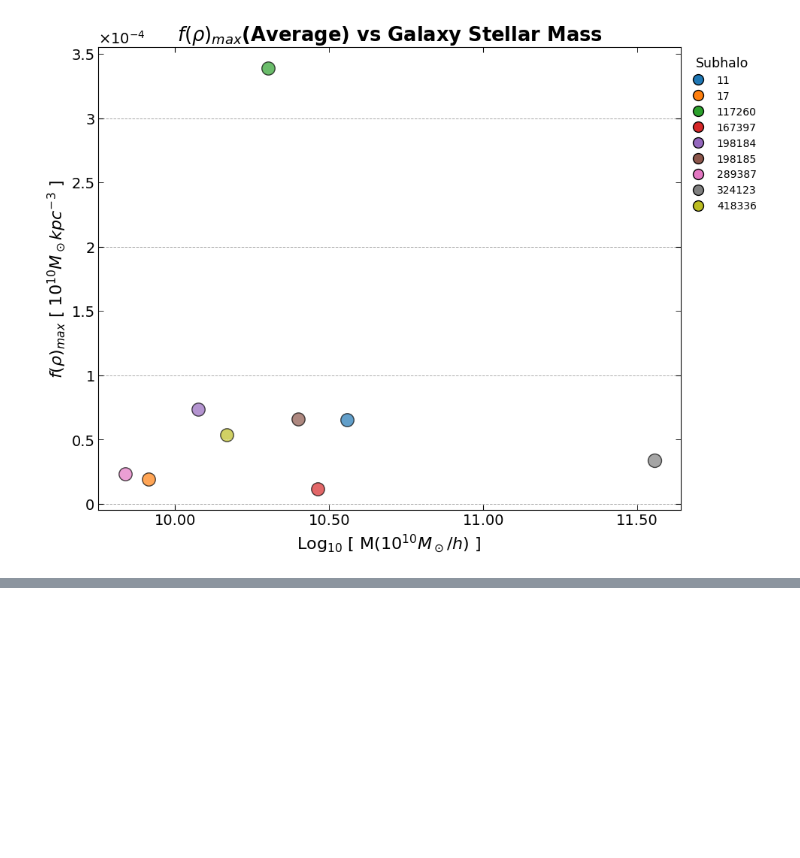
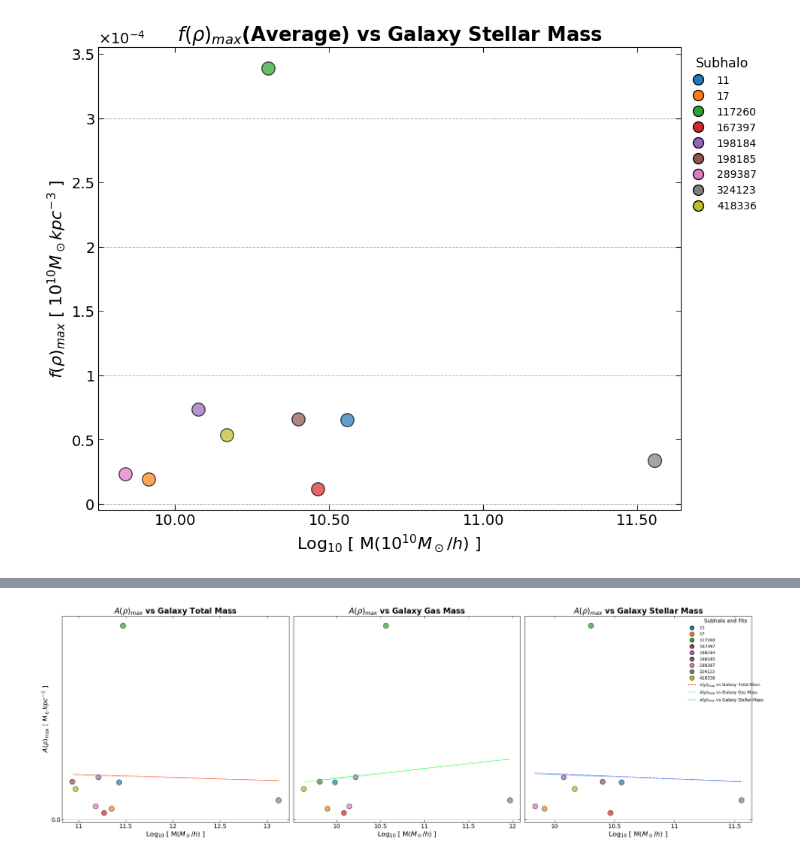
Before and after one commit to danielhcertuche/SpiralStructure_IllustrisTNG50, a Jupyter notebook: NOTEBOOKS/03_analysis_params-Seaborn.ipynb, the cells around one changed output, grey strips where cells are left out. Cells and saved outputs as stored; diff of their text form; code cells hidden in the pictures; blank space fills up the shorter version.

```diff
--- a/NOTEBOOKS/03_analysis_params-Seaborn.ipynb
+++ b/NOTEBOOKS/03_analysis_params-Seaborn.ipynb
@@ -1349,0 +1557,78 @@ plt.show()
+# %%
+import matplotlib.pyplot as plt
+import numpy as np
+from sklearn.linear_model import LinearRegression
+from matplotlib.lines import Line2D
+import matplotlib.ticker as ticker
+
+# Calcular los promedios para cada subhalo
+average_data = correlation_data.groupby('halo_id').mean().reset_index()
+
+# Colores personalizados
+custom_colors = ["#1f77b4", "#ff7f0e", "#2ca02c", "#d62728", "#9467bd", "#8c564b", "#e377c2", "#7f7f7f", "#bcbd22"]
+subhalo_ids = average_data['halo_id'].unique()
+
+# Configuración de la figura con subplots
+fig, axes = plt.subplots(1, 3, figsize=(24, 8), sharey=True)
+plt.style.use('default')
+
+# Títulos, etiquetas y colores para los ajustes
+titles = [r"$A(\rho)_{max}$ vs Galaxy Total Mass",
+          r"$A(\rho)_{max}$ vs Galaxy Gas Mass",
+          r"$A(\rho)_{max}$ vs Galaxy Stellar Mass"]
+x_labels = [r"Log$_{10}$ [ M($M_\odot/h) $ ]"] * 3
+y_label = r"$A(\rho)_{max}$ [ $ M_\odot kpc^{-3}$ ]"
+adjustment_colors = ['#FF5733', '#33FF57', '#3357FF']  # Colores para los ajustes lineales
+
+# Datos para cada subplot
+x_data = ['logmass', 'logmass0', 'logmass4']
+y_data = 'y_max'
+
+for i, ax in enumerate(axes):
+    # Extraer datos para el gráfico actual
+    X = average_data[x_data[i]].values.reshape(-1, 1)
+    y = average_data[y_data].values
+
+    # Gráfico de dispersión
+    for idx, row in enumerate(average_data.iterrows()):
+        size = np.log10(row[1][x_data[i]]) * 150  # Escala de tamaño
+        ax.scatter(row[1][x_data[i]], row[1][y_data], s=size,
+                   color=custom_colors[idx % len(custom_colors)], alpha=0.7, edgecolor='k')
+
+    # Ajuste lineal
+    linear_model = LinearRegression()
+    linear_model.fit(X, y)
+    y_pred = linear_model.predict(X)
+    ax.plot(average_data[x_data[i]], y_pred, color=adjustment_colors[i], linestyle='--', linewidth=1.5, alpha=0.8, label='Linear Fit')
+
+    # Configuración del gráfico
+    ax.set_title(titles[i], fontsize=18.5, weight='bold')
+    ax.set_xlabel(x_labels[i], fontsize=16)
+    if i == 0:  # Agregar etiqueta común del eje Y solo al primer subplot
+        ax.set_ylabel(y_label, fontsize=16)
+    ax.tick_params(axis='both', which='both', direction='in', top=True, right=True, labelsize=14, length=5)
+
+    # Configuración de ticks en los ejes
+    ax.xaxis.set_major_locator(ticker.MultipleLocator(1))
+    ax.xaxis.set_minor_locator(ticker.MultipleLocator(0.5))
+    ax.yaxis.set_major_locator(ticker.MultipleLocator(0.5))
+    ax.yaxis.set_minor_locator(ticker.MultipleLocator(0.1))
+    ax.xaxis.set_minor_formatter(ticker.FormatStrFormatter('%.1f'))
+    ax.yaxis.set_minor_formatter(ticker.FormatStrFormatter('%.1f'))
+
+    # Cuadrícula
+    ax.yaxis.grid(True, which="major", color='gray', linestyle='--', linewidth=0.68, alpha=0.68)
+    ax.yaxis.grid(True, which="minor", color='white', linestyle='--', linewidth=0.45, alpha=0.45)
+
+# Leyenda común
+handles = [Line2D([0], [0], marker='o', color='w', label=f"{int(subhalo_id)}",
+                  markerfacecolor=custom_colors[idx % len(custom_colors)], markersize=10, markeredgecolor='k')
+           for idx, subhalo_id in enumerate(subhalo_ids)]
+handles += [Line2D([0], [0], color=adjustment_colors[i], linestyle='--', label=titles[i]) for i in range(3)]
+fig.legend(handles=handles, title="Subhalo and Fits", bbox_to_anchor=(0.9, 0.95), loc='upper left', title_fontsize=12.5, fontsize=10, frameon=False)
+
+# Ajustar diseño
+plt.tight_layout()
+plt.show()
+# %% [output]
+[figure, added]
```
Also changed, not shown: parts of 22 cells of this notebook, 1 other file.
